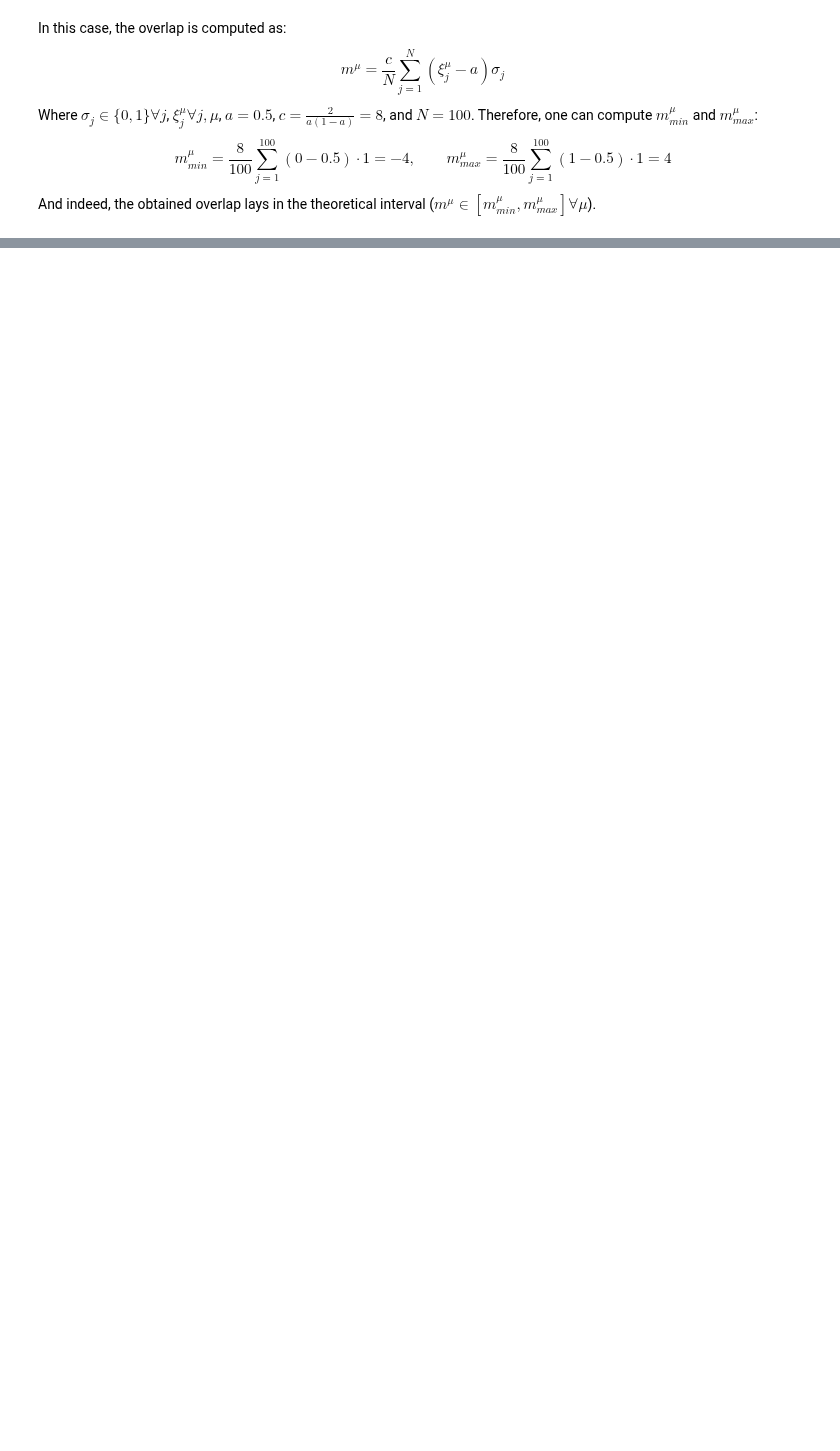
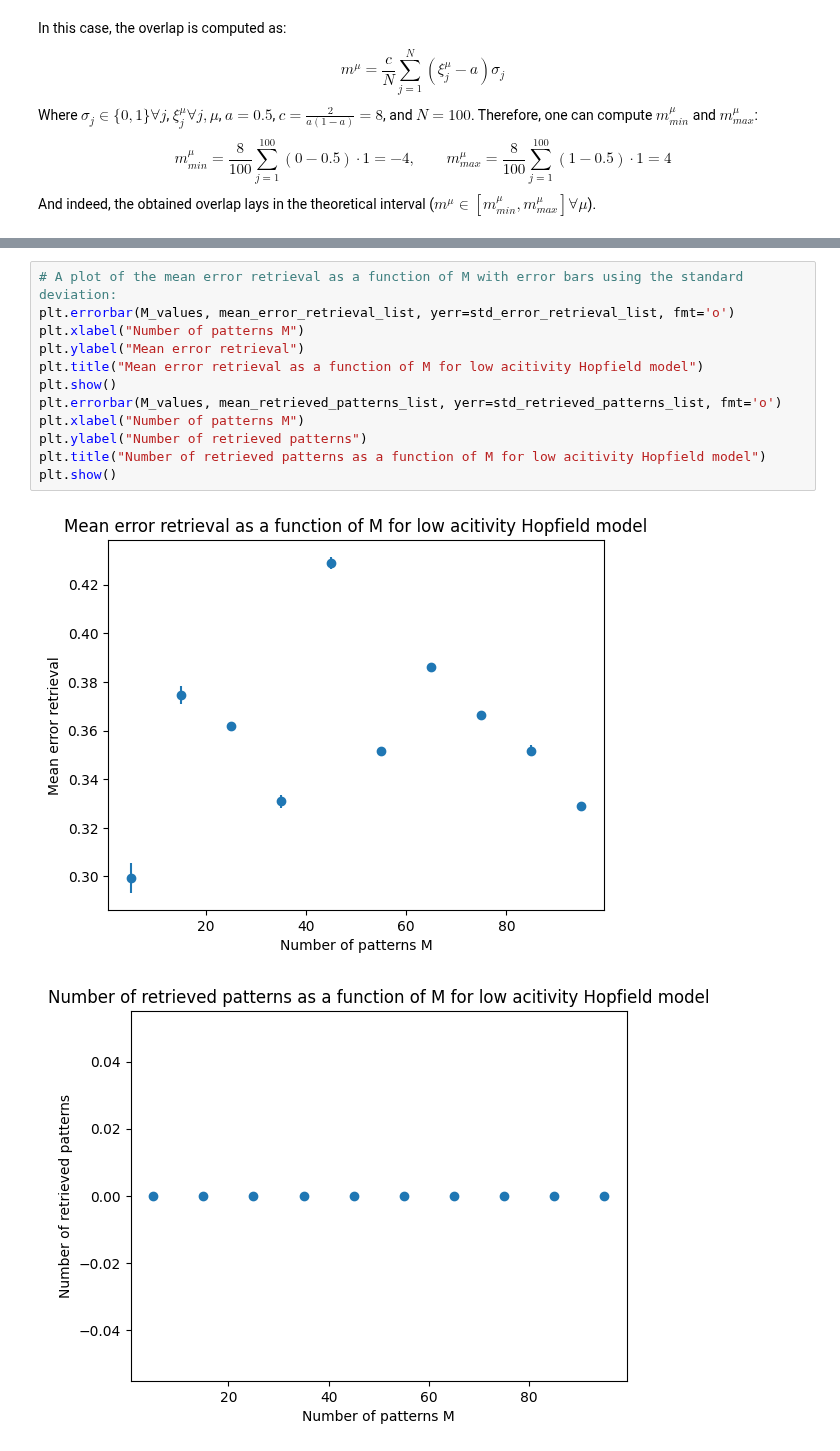
Before and after one commit to siyounglee00/Mini-project-NX, a Jupyter notebook: Miniproject_dynex.ipynb, the cells around one changed output, grey strips where cells are left out. Cells and saved outputs as stored; diff of their text form; blank space fills up the shorter version.

```diff
--- a/Miniproject_dynex.ipynb
+++ b/Miniproject_dynex.ipynb
@@ -577,0 +713,15 @@ The pattern used to initialise the first state S(t=0) is P0.
+# %%
+# A plot of the mean error retrieval as a function of M with error bars using the standard deviation:
+plt.errorbar(M_values, mean_error_retrieval_list, yerr=std_error_retrieval_list, fmt='o')
+plt.xlabel("Number of patterns M")
+plt.ylabel("Mean error retrieval")
+plt.title("Mean error retrieval as a function of M for low acitivity Hopfield model")
+plt.show()
+plt.errorbar(M_values, mean_retrieved_patterns_list, yerr=std_retrieved_patterns_list, fmt='o')
+plt.xlabel("Number of patterns M")
+plt.ylabel("Number of retrieved patterns")
+plt.title("Number of retrieved patterns as a function of M for low acitivity Hopfield model")
+plt.show()
+# %% [output]
+[figure, added]
+[figure, added]
```
Also changed, not shown: parts of 23 cells of this notebook, 1 other file.
